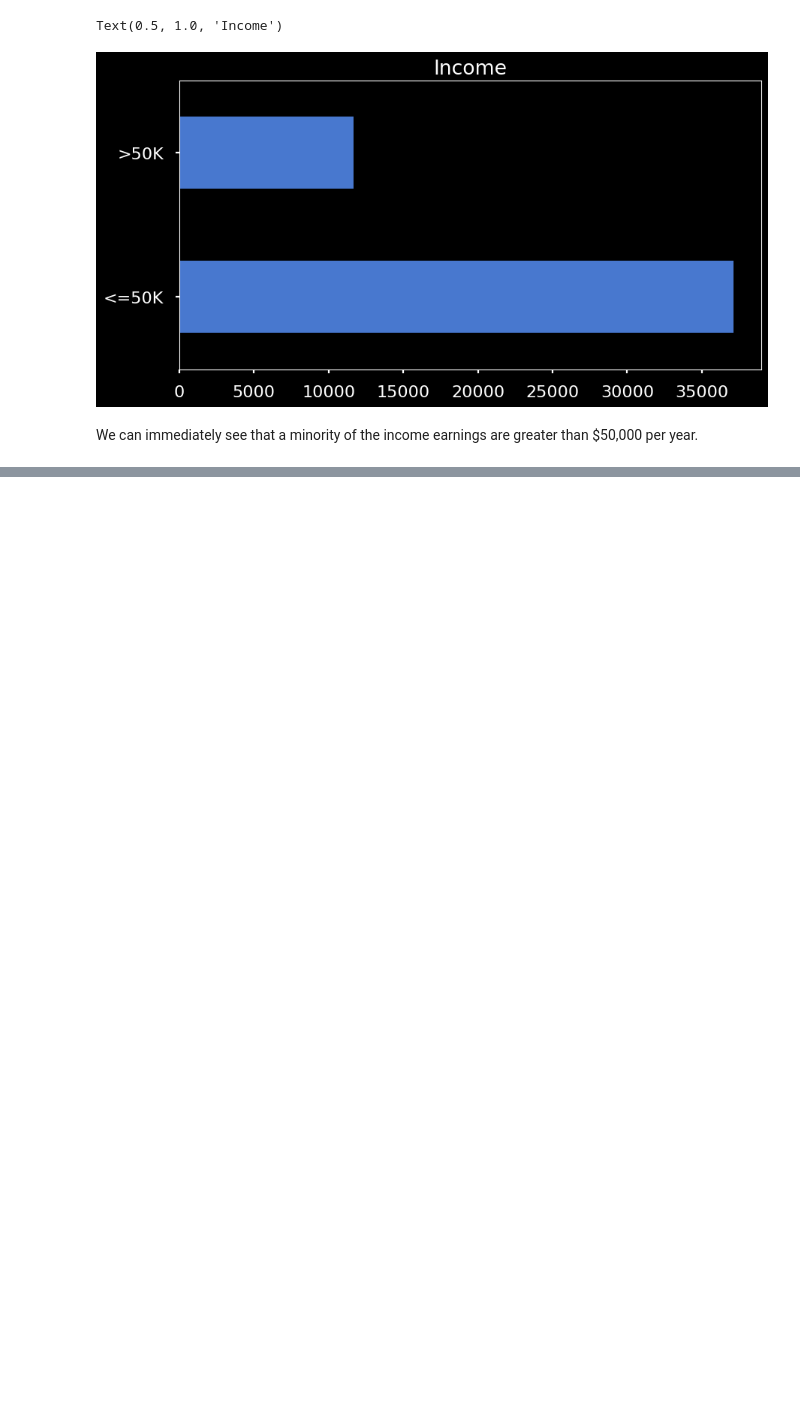
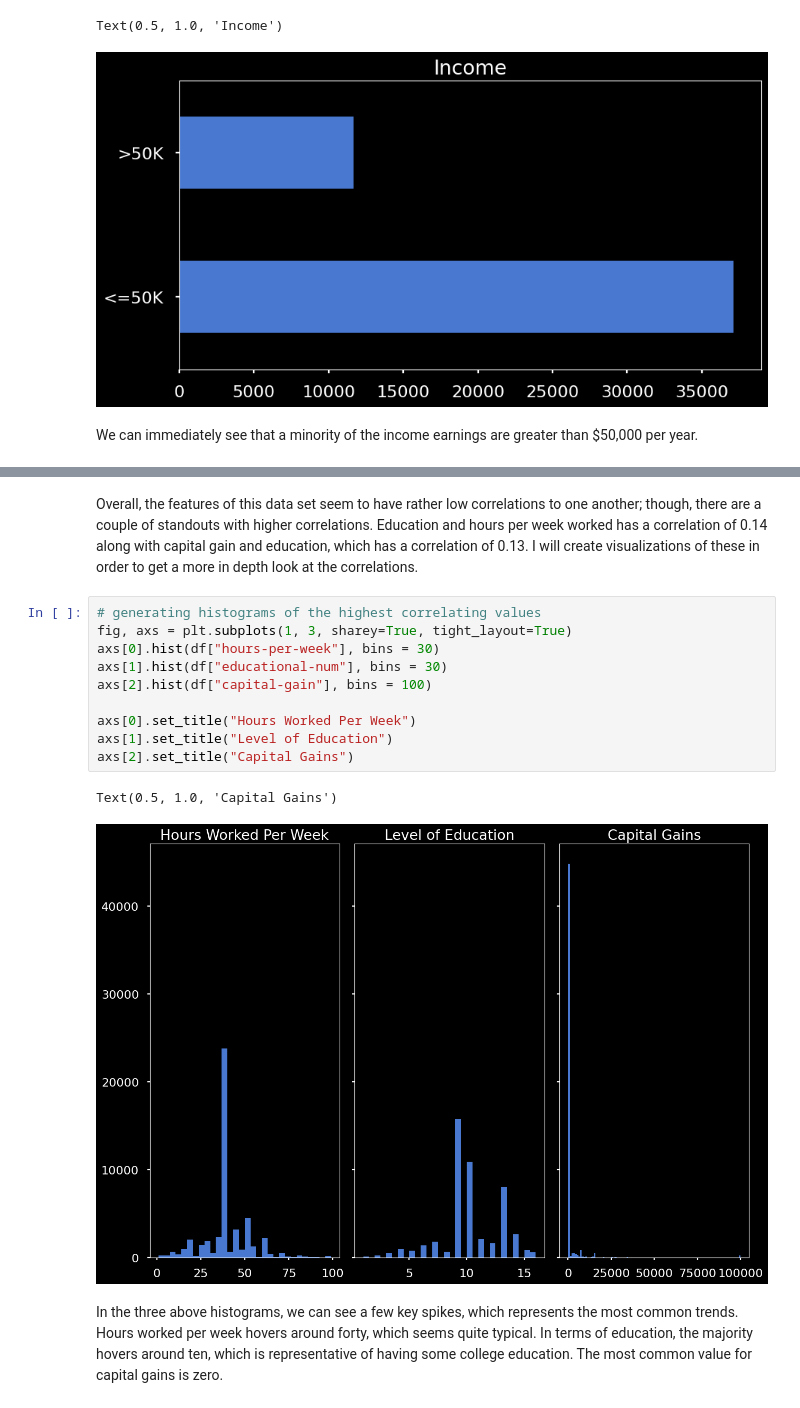
Before and after one commit to JamisonHunter/Adult-Income-Prediction, a Jupyter notebook: adult_income_prediction_j_hunter.ipynb, the cells around one changed output, grey strips where cells are left out. Saved outputs shown, nothing was run; the diff lists cells and outputs as text; blank space fills up the shorter version.

```diff
--- a/adult_income_prediction_j_hunter.ipynb
+++ b/adult_income_prediction_j_hunter.ipynb
@@ -275,0 +301,17 @@ We can immediately see that a minority of the income earnings are greater than $
+# %% [markdown]
+Overall, the features of this data set seem to have rather low correlations to one another; though, there are a couple of standouts with higher correlations. Education and hours per week worked has a correlation of 0.14 along with capital gain and education, which has a correlation of 0.13. I will create visualizations of these in order to get a more in depth look at the correlations.
+# %%
+# generating histograms of the highest correlating values
+fig, axs = plt.subplots(1, 3, sharey=True, tight_layout=True)
+axs[0].hist(df["hours-per-week"], bins = 30)
+axs[1].hist(df["educational-num"], bins = 30)
+axs[2].hist(df["capital-gain"], bins = 100)
+
+axs[0].set_title("Hours Worked Per Week")
+axs[1].set_title("Level of Education")
+axs[2].set_title("Capital Gains")
+# %% [output]
+Text(0.5, 1.0, 'Capital Gains')
+[figure, added]
+# %% [markdown]
+In the three above histograms, we can see a few key spikes, which represents the most common trends. Hours worked per week hovers around forty, which seems quite typical. In terms of education, the majority hovers around ten, which is representative of having some college education. The most common value for capital gains is zero.
```
Also changed, not shown: parts of 6 cells of this notebook.
